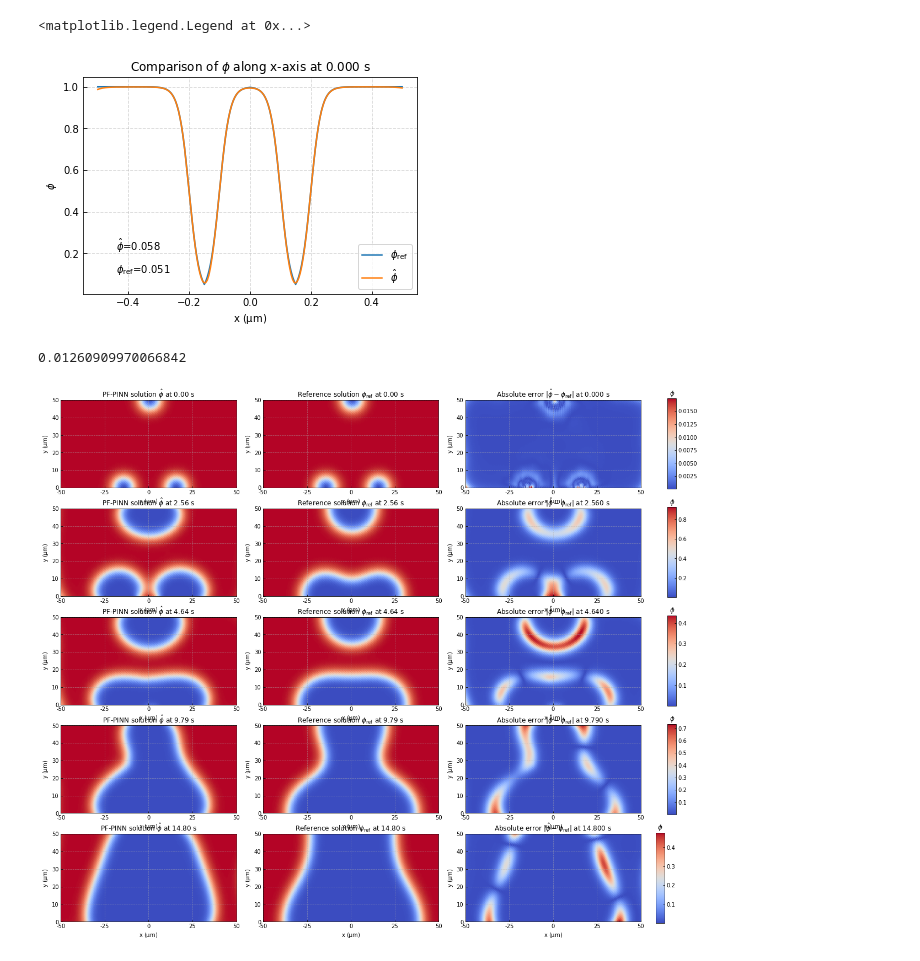
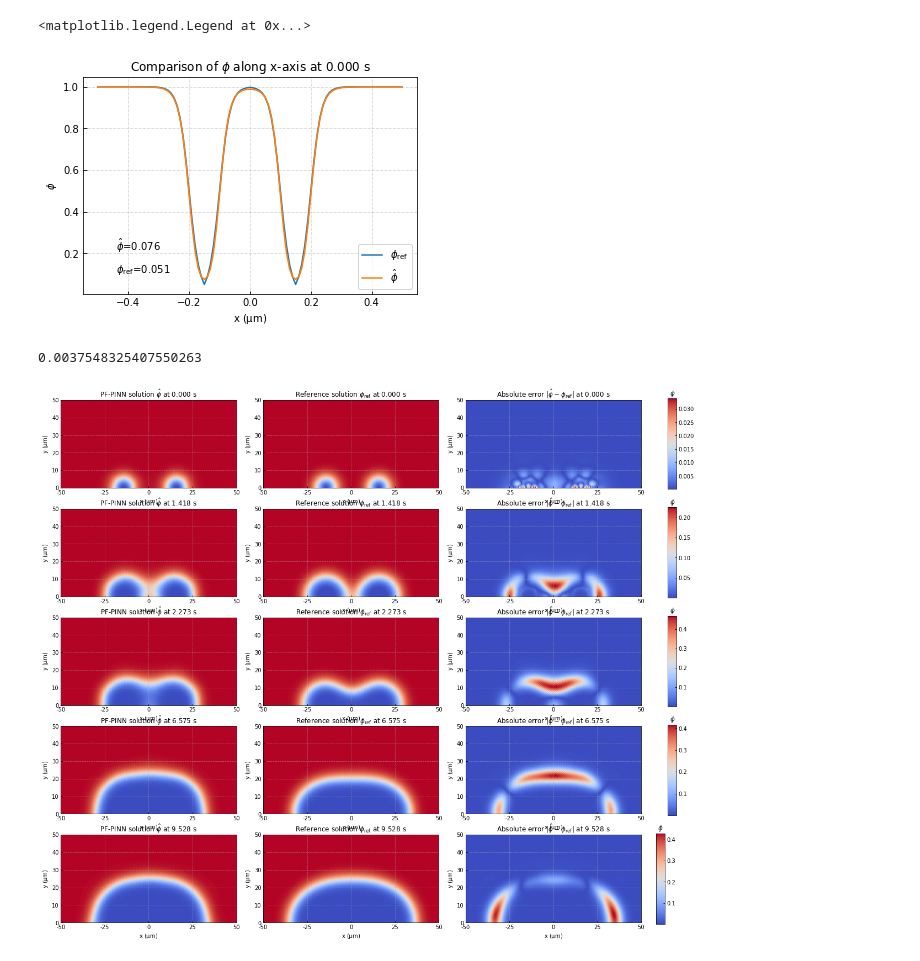
Before and after one commit to NanxiiChen/sharp-pinns, a Jupyter notebook: eval-2pits.ipynb, the cells around one changed output. Saved outputs shown, nothing was run; the diff lists cells and outputs as text; code cells hidden in the pictures.

```diff
--- a/eval-2pits.ipynb
+++ b/eval-2pits.ipynb
@@ -32,7 +32,7 @@ configs = {
 rc.update(configs)
 # save_root = "./figures/"
 # %%
-model_dir = "/root/tf-logs/3pits-baseline-1002/model-12000.pt"
+model_dir = "/root/tf-logs/2pits-baseline-1031-500epoch/model-500.pt"
 
 import torch
 import pf_pinn as pfp
@@ -67,7 +65,7 @@ PFPINN(
 # %%
 tic = 0.0
 
-mesh_points = np.load("./data/2pits-refined/mesh_points.npy") * 1e4
+mesh_points = np.load("./data/2d-2pits/mesh_points.npy") * 1e4
 gs = gridspec.GridSpec(1, 4, width_ratios=[1, 1, 1, 0.05])
 fig = plt.figure(figsize=(15, 3), dpi=300)
 tic_tensor = torch.ones(mesh_points.shape[0], 1).view(-1, 1) * 0.0 * 1e-1
@@ -87,7 +85,7 @@ ax.set(
     title=r"PF-PINN solution $\hat\phi$" + " at "+ f"{tic:.3f} s"
 )
 
-truth = np.load("./data/2pits-refined/sol-" + f"{tic:.3f}.npy")
+truth = np.load("./data/2d-2pits/sol-" + f"{tic:.3f}.npy")
 # if np.abs(tic) < 1e-5:
 #     truth_phi = 1 - (1 - np.tanh(np.sqrt(OMEGA_PHI) /
 #                                  np.sqrt(2 * ALPHA_PHI) * \
@@ -179,11 +177,11 @@ ax.legend(loc="lower right")
 # plt.savefig("out-x.jpg", dpi=300, bbox_inches='tight')
 # %% [output]
 <matplotlib.legend.Legend at 0x...>
-[figure, old version]
+[figure, new version]
 # %%
-ts = [0.00, 2.56, 4.64, 9.79, 14.80]
+ts = [0.000, 1.418, 2.273, 6.575, 9.528,]
 # ts = [ 49.15]
-mesh_points = np.load("./data/2d-3pits/mesh_points.npy") * 1e4
+mesh_points = np.load("./data/2d-2pits/mesh_points.npy") * 1e4
 # mesh_points = mesh_points[mesh_points[:, 1] < 0.5 & np.abs()]
 mse = 0
 
@@ -206,10 +204,10 @@ for idx, tic in enumerate(ts):
     ax.set(
         xlabel="x " + r"$\mathrm{(\mu m)}$", ylabel="y " + r"$\mathrm{(\mu m)}$", aspect='equal',
         xlim=(-0.5, 0.5), ylim=(0, 0.5),
-        title=r"PF-PINN solution $\hat\phi$" + " at "+ f"{tic:.2f} s"
+        title=r"PF-PINN solution $\hat\phi$" + " at "+ f"{tic:.3f} s"
     )
 
-    truth = np.load("./data/2d-3pits/sol-" + f"{tic:.2f}.npy")
+    truth = np.load("./data/2d-2pits/sol-" + f"{tic:.3f}.npy")
     # if np.abs(tic) < 1e-5:
     #     truth_phi = 1 - (1 - np.tanh(np.sqrt(OMEGA_PHI) /
     #                                  np.sqrt(2 * ALPHA_PHI) * \
@@ -225,33 +223,33 @@ for idx, tic in enumerate(ts):
     ax.yaxis.set_major_formatter(plt.FuncFormatter(lambda x, pos: f'{x*1e2:.0f}'))
     ax.xaxis.set_major_locator(plt.MultipleLocator(0.25))
     ax.set(
         xlabel="x " + r"$\mathrm{(\mu m)}$", ylabel="y " + r"$\mathrm{(\mu m)}$", aspect='equal',
         xlim=(-0.5, 0.5), ylim=(0, 0.5),
-        title=r"Reference solution $\phi_{\mathrm{ref}}$" + " at "+ f"{tic:.2f} s"
+        title=r"Reference solution $\phi_{\mathrm{ref}}$" + " at "+ f"{tic:.3f} s"
     )
 
     ax = fig.add_subplot(gs[idx, 2])
     ax.scatter(mesh_points[:, 0], mesh_points[:, 1], c=diff, cmap='coolwarm',)
     # ax.scatter(mesh_points[:, 0], mesh_points[:, 1], c=truth[:, 0], cmap='coolwarm', vmin=0, vmax=1)
     ax.xaxis.set_major_formatter(plt.FuncFormatter(lambda x, pos: f'{x*1e2:.0f}'))
     ax.yaxis.set_major_formatter(plt.FuncFormatter(lambda x, pos: f'{x*1e2:.0f}'))
     ax.xaxis.set_major_locator(plt.MultipleLocator(0.25))
     ax.set(
         xlabel="x " + r"$\mathrm{(\mu m)}$", ylabel="y " + r"$\mathrm{(\mu m)}$", aspect='equal',
         xlim=(-0.5, 0.5), ylim=(0, 0.5),
         title=r"Absolute error $|\hat\phi - \phi_{\mathrm{ref}}|$" + " at "+ f"{tic:.3f} s"
     )
     mse += np.mean(diff**2)
     ax_bar = fig.add_subplot(gs[idx, 3])
     fig.colorbar(ax.collections[0], cax=ax_bar)
     ax_bar.set_title(r'$\phi$', loc='center')
     plt.subplots_adjust(wspace=0.2)
     pos = ax_bar.get_position()
     ax_bar.set_position([pos.x0 - 0.015, pos.y0, pos.width, pos.height])
     # plt.savefig(save_root + f"2d-diffusion-2pits-baseline-fields-{idx}.png", dpi=300, bbox_inches='tight')
 mse /= len(ts)
 print(mse)
 plt.savefig("out.png", dpi=300, bbox_inches="tight")
 # %% [output]
-0.01260909970066842
+0.0037548325407550263
-[figure, old version]
+[figure, new version]
```
Also changed, not shown: parts of 3 cells of this notebook, 9 other files.
